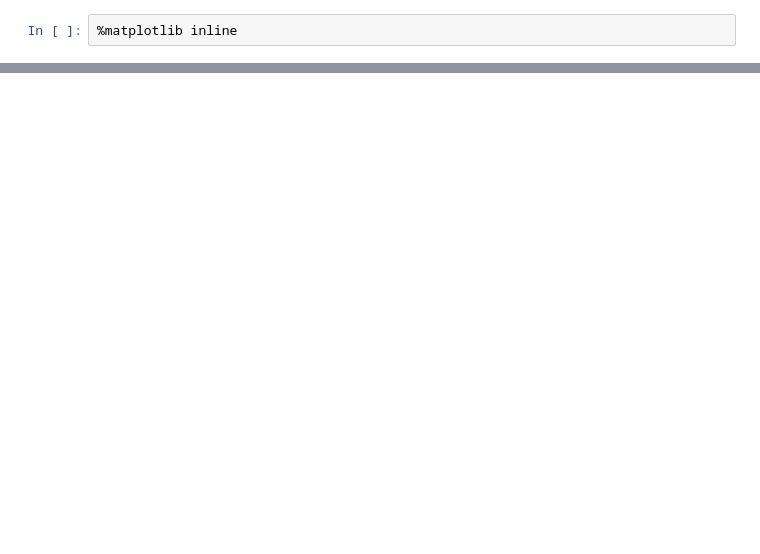
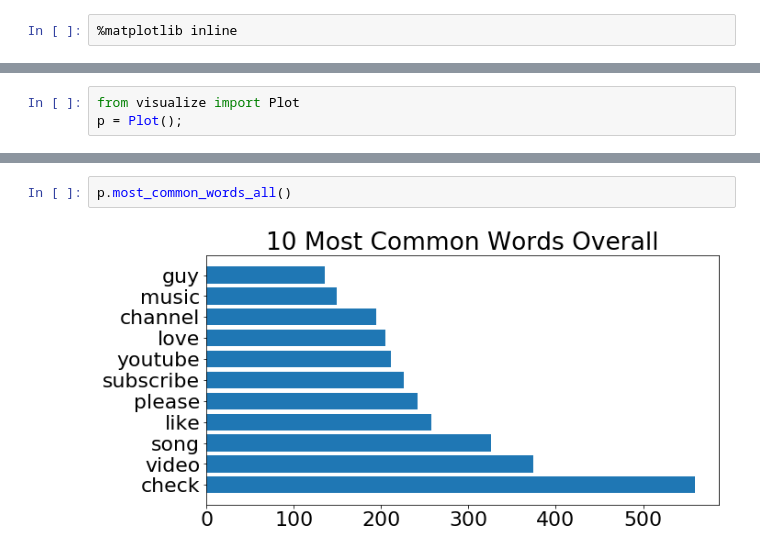
Before and after one commit to Dmbcpd/projdatarep, a Jupyter notebook: final_report.ipynb, the cells around one changed output, grey strips where cells are left out. Cells and saved outputs as stored; diff of their text form; blank space fills up the shorter version.

Commit message:
add most_common_word visualizations

```diff
--- a/final_report.ipynb
+++ b/final_report.ipynb
@@ -35,0 +3,3 @@ Length: 1252, dtype: int64}
+# %%
+from visualize import Plot
+p = Plot();
@@ -35,0 +20,4 @@ Length: 1252, dtype: int64}
+# %%
+p.most_common_words_all()
+# %% [output]
+[figure, added]
```
Also changed, not shown: parts of 5 cells of this notebook, 1 other file.
